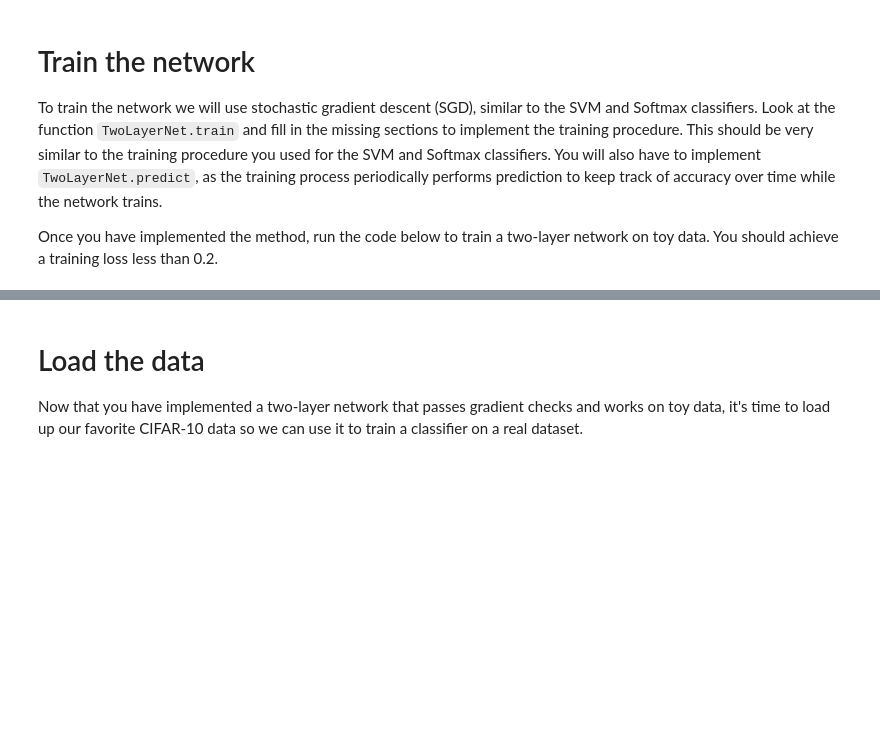
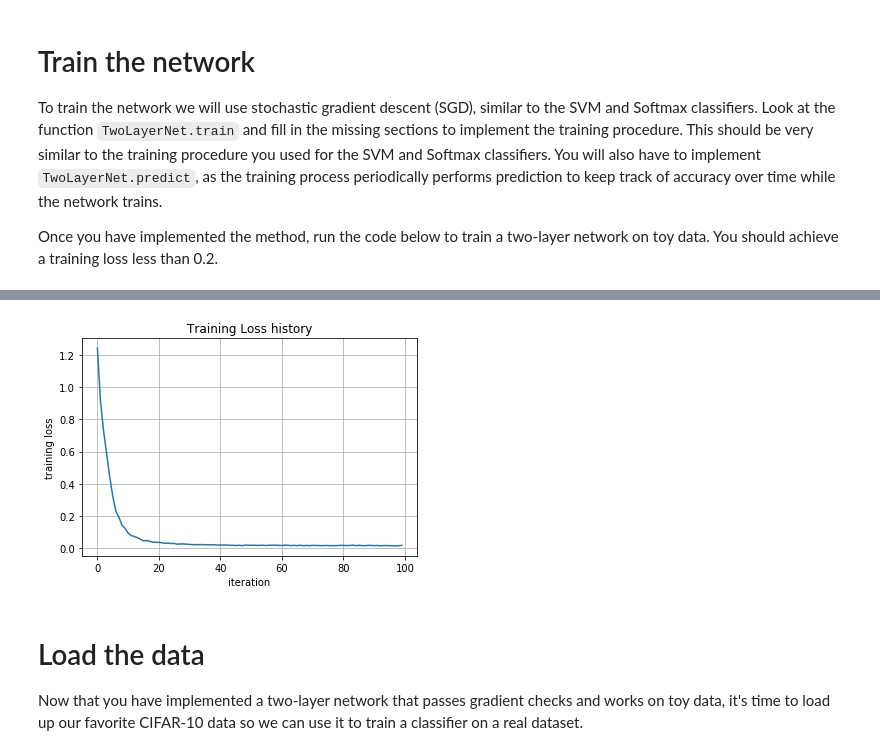
Before and after one commit to seankala/cs231n, a Jupyter notebook: assignments/assignment1/two_layer_net.ipynb, the cells around one changed output, grey strips where cells are left out. Drawn from its saved outputs; the diff is of its cells as text; code cells hidden in the pictures; blank space fills up the shorter version.

Commit message:
Made final version of Jupyter Notebook with values fixed and new plotting code added in.

```diff
--- a/assignments/assignment1/two_layer_net.ipynb
+++ b/assignments/assignment1/two_layer_net.ipynb
@@ -113,4 +138,6 @@ plt.plot(stats['loss_history'])
 plt.xlabel('iteration')
 plt.ylabel('training loss')
 plt.title('Training Loss history')
+plt.grid() # Added in by Seankala.
 plt.show()
+# %% [output]
@@ -117,3 +145,4 @@ plt.show()
+[figure, added]
 # %% [markdown]
 # Load the data
 Now that you have implemented a two-layer network that passes gradient checks and works on toy data, it's time to load up our favorite CIFAR-10 data so we can use it to train a classifier on a real dataset.
```
Also changed, not shown: parts of 12 cells of this notebook.
